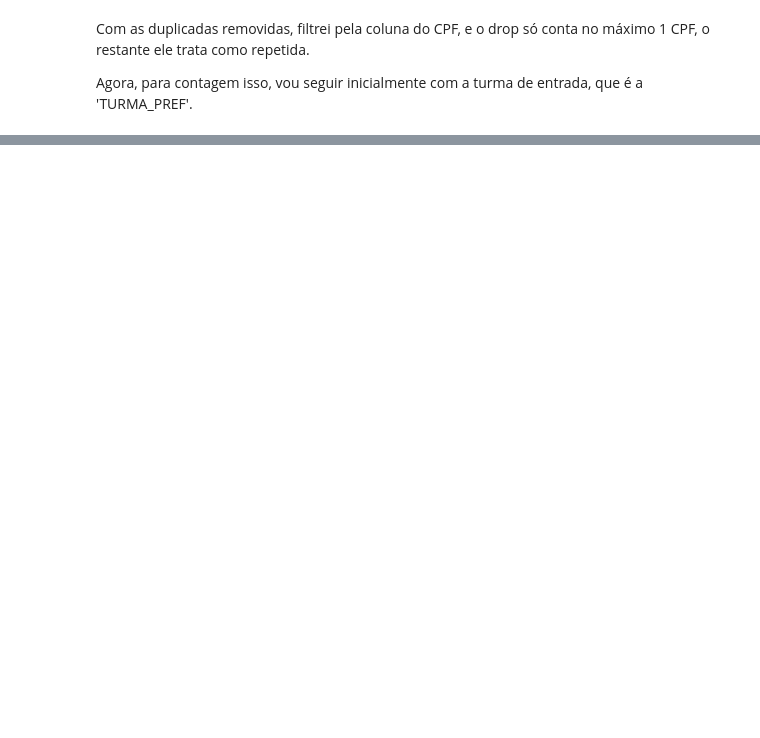
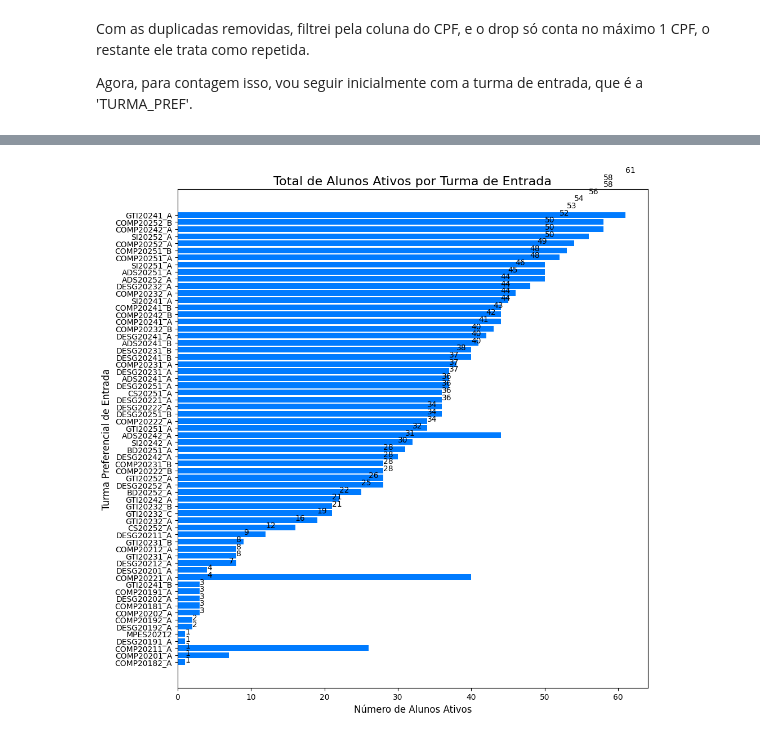
Before and after one commit to JonasLima99/PJ_AL_ATIVO_RASCUNHO, a Jupyter notebook: notebook_mentoria/documento_arquivo_local.ipynb, the cells around one changed output, grey strips where cells are left out. Cells and saved outputs as stored; diff of their text form; code cells hidden in the pictures; blank space fills up the shorter version.

```diff
--- a/notebook_mentoria/documento_arquivo_local.ipynb
+++ b/notebook_mentoria/documento_arquivo_local.ipynb
@@ -132,0 +149,27 @@ relatorio_final.to_csv('Total_Alunos_Ativos.csv', index=False, encoding='utf-8')
+# %%
+## Ordenação do DF do maior para o menor
+
+relatorio_final = relatorio_final.sort_values(by='Total_Alunos_Ativos_Turmas', ascending=True)
+# %%
+categorias = relatorio_final['TURMA_PREF'] # eixo Y
+valores = relatorio_final['Total_Alunos_Ativos_Turmas'] # eixo X
+# %%
+plt.figure(figsize=(10, 10)) # Tamanho da figura
+plt.barh(categorias, valores, color='#007BFF') # barra horizontal
+
+plt.title('Total de Alunos Ativos por Turma de Entrada', fontsize=16) # Titulo
+plt.xlabel('Número de Alunos Ativos', fontsize=12) # Rotulo x
+plt.ylabel('Turma Preferencial de Entrada', fontsize=12) # Rotulo y
+
+# Add valores exatos
+
+deslocamento_horizontal = 1.5
+
+for index, value in enumerate(valores):
+    plt.text(value, index, str(value))
+
+# Garantir os rótulos não fiquem cortados
+plt.tight_layout()
+plt.show()
+# %% [output]
+[figure, added]
```
Also changed, not shown: parts of 5 cells of this notebook, 2 other files.
